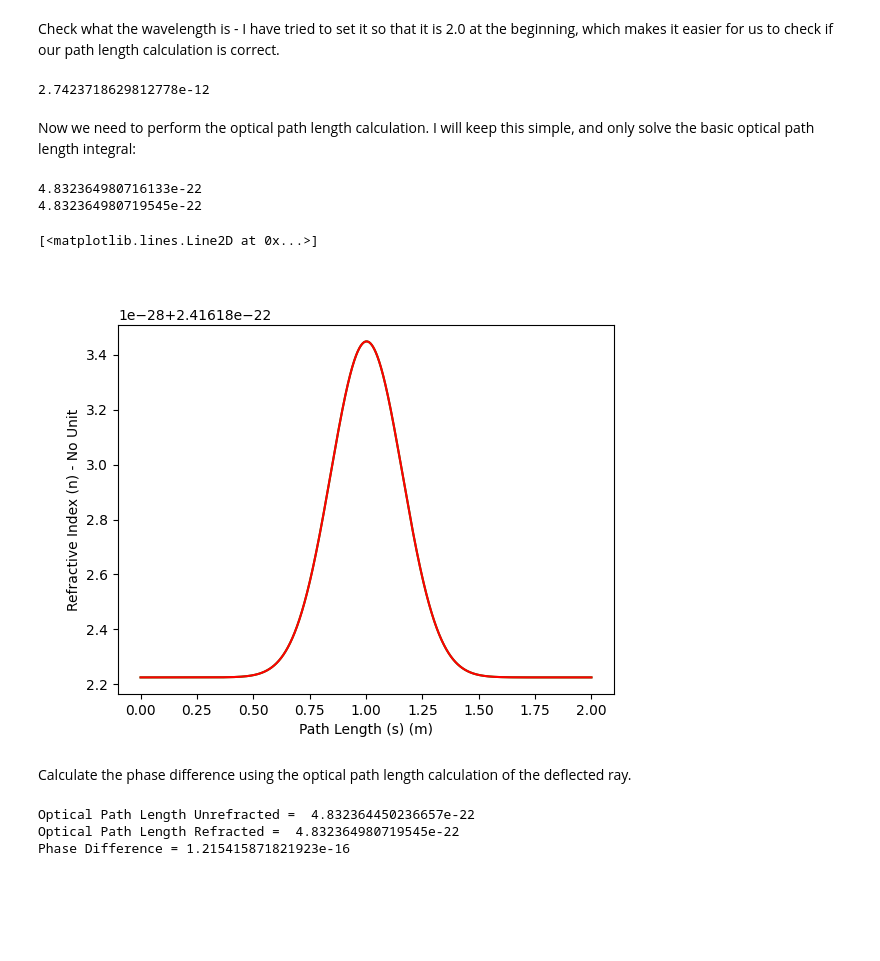
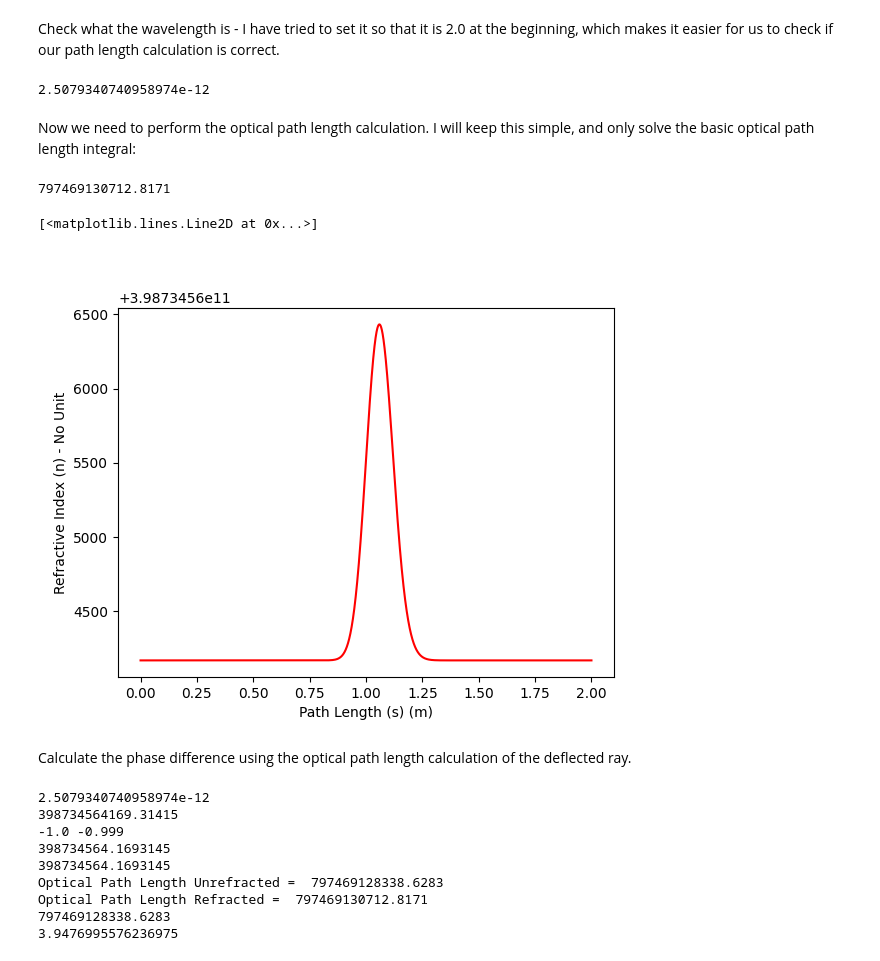
Before and after one commit to AMCLab/TEMGYMAdvanced, a Jupyter notebook: JanghyunCOMAnalysis/refraction_baseline_physical_scale.ipynb, the cells around one changed output. Cells and saved outputs as stored; diff of their text form; code cells hidden in the pictures; blank space fills up the shorter version.

```diff
--- a/JanghyunCOMAnalysis/refraction_baseline_physical_scale.ipynb
+++ b/JanghyunCOMAnalysis/refraction_baseline_physical_scale.ipynb
@@ -19,7 +19,7 @@ sp.init_printing()
 x, y, z = sp.symbols('x y z', real = True)
 
 #With a gaussian width of std 0.1 in the z-direction. This is so we can easily differentiate and integrate our potential
-phi_linear_gauss = -200.0*x*sp.exp(-z**2 / 0.05)
+phi_linear_gauss = -200*x*sp.exp(-z**2 / 0.01)
 
 #Perform the phase integral
 phase_integral = sp.integrate(phi_linear_gauss, (z, -oo, +oo))
@@ -203,10 +203,8 @@ And make our potential function that we need to put into our ODE solver
 # %%
 def make_potential_and_efield(phi, phi_0, x, y, z, eps):
 
-    phi_hat = (phi)*(1+eps*(phi))
-
     #Include the initial potential of the electron from the gun.
-    phi_hat_wires_electron = phi_0 - phi_hat
+    phi_hat_wires_electron = (phi_0 - phi)*(1+eps*(phi_0 - phi))
 
     #Get E field function. Notice there is no negative sign, as the way hawkes uses phi_hat, there is no minus before it (Equation 3.22).
     dphi_hat_wires_electron_dx = phi_hat_wires_electron.diff(x)
@@ -314,51 +312,68 @@ Check what the wavelength is - I have tried to set it so that it is 2.0 at the b
 # %%
 print(wavelengths[0])
 # %% [output]
-2.7423718629812778e-12
+2.5079340740958974e-12
 # %% [markdown]
 Now we need to perform the optical path length calculation. I will keep this simple, and only solve the basic optical path length integral:
 # %%
 from scipy.integrate import simpson
-def optical_path_length(x, y, z, phi_hat_lambda):
-
+def get_phase(x, y, z, wavelengths, phi_hat_lambda):
+    phi_hat_lambda0 = phi_hat_lambda(x[0], y[0], z[0])
     deltax, deltay, deltaz = np.diff(x), np.diff(y), np.diff(z) #get the differences between each coordinate
     s = np.cumsum(np.pad(np.sqrt(deltax**2+deltay**2+deltaz**2), (1, 0), "constant")) #path length calculation, with 0 appended to the start
-    n = np.sqrt(2*m*abs(e)*phi_hat_lambda(x, y, z))
-    opl_n = simpson(n, s)
+    n_wavelengths = np.sqrt(phi_hat_lambda(x, y, z)/phi_hat_lambda0)/wavelengths*s
+    phase = 2*np.pi*((n_wavelengths)-(n_wavelengths//1))
+    #opl_n = simpson(n, s)
+    #opl_n_wavelength = simpson(n/wavelengths, s)
 
-    return s, n, opl_n
+    return phase
 
-s, n, opl_n = optical_path_length(x_out[:steps, 0], x_out[:steps, 2], z_out[:steps], phi_hat_lambda)
-print(opl_n)
+#s, n, opl_n = optical_path_length(x_out[:steps, 0], x_out[:steps, 2], z_out[:steps], wavelengths, phi_hat_lambda)
+#print(opl_n)
 
-plt.figure()
-plt.xlabel('Path Length (s) (m)')
-plt.ylabel('Refractive Index (n) - No Unit')
-plt.plot(s, n, '-g')
+#plt.figure()
+#plt.xlabel('Path Length (s) (m)')
+#plt.ylabel('Refractive Index (n) - No Unit')
+#plt.plot(s, n, '-g')
 
-s, n, opl_n = optical_path_length(x_precise[0], x_precise[2], z_precise, phi_hat_lambda)
-print(opl_n)
+phase = get_phase(x_precise[0], x_precise[2], z_precise, wavelengths, phi_hat_lambda)
+print(phase)
+#s, n, opl_n, opl_n_wavelength = optical_path_length(x_precise[0], x_precise[2], z_precise, wavelengths, phi_hat_lambda)
+#print(opl_n)
 
-plt.xlabel('Path Length (s) (m)')
-plt.ylabel('Refractive Index (n) - No Unit')
-plt.plot(s, n, '-r')
+#plt.figure()
+#plt.xlabel('Path Length (s) (m)')
+#plt.ylabel('Refractive Index (n) - No Unit')
+#plt.plot(s, n, '-r')
 # %% [output]
-4.832364980716133e-22
-4.832364980719545e-22
+797469130712.8171
 [<matplotlib.lines.Line2D at 0x...>]
-[figure, old version]
+[figure, new version]
 # %% [markdown]
 Calculate the phase difference using the optical path length calculation of the deflected ray.
 # %%
 #Calculate optical path length of ray that has not been through the wire, and still has the original wavelength
 z_starting_at_0 = z+abs(z[-1])
+print(wavelengths[0])
+print(n[-1])
+print(z[0], z[1])
+print((z[1]-z[0])/wavelengths[0])
+print(n[0]*(z[1]-z[0]))
 opl_one = abs(z_starting_at_0[-1]-z_starting_at_0[0])*(n[0])
 print('Optical Path Length Unrefracted = ', opl_one)
 print('Optical Path Length Refracted = ', opl_n)
 ''
-phase_difference = ((2*np.pi)*(opl_n - opl_one))/wavelengths[0]
-print('Phase Difference =', phase_difference)
+
+print(opl_one)
+phase = 2*np.pi*((opl_one/1) - (opl_one//1))
+print(phase)
 # %% [output]
-Optical Path Length Unrefracted =  4.832364450236657e-22
-Optical Path Length Refracted =  4.832364980719545e-22
-Phase Difference = 1.215415871821923e-16
+2.5079340740958974e-12
+398734564169.31415
+-1.0 -0.999
+398734564.1693145
+398734564.1693145
+Optical Path Length Unrefracted =  797469128338.6283
+Optical Path Length Refracted =  797469130712.8171
+797469128338.6283
+3.9476995576236975
```
Also changed, not shown: parts of 4 cells of this notebook, 12 other files.
